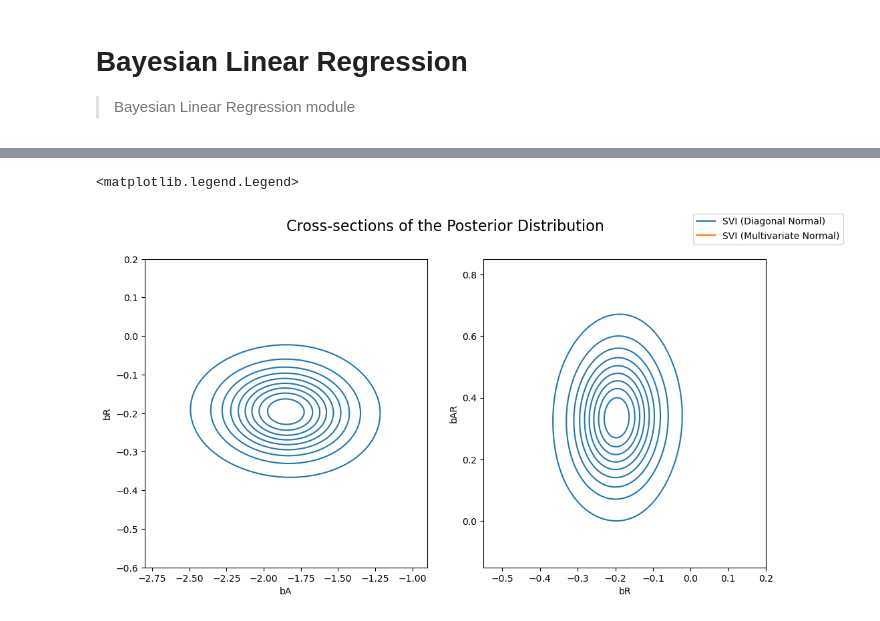
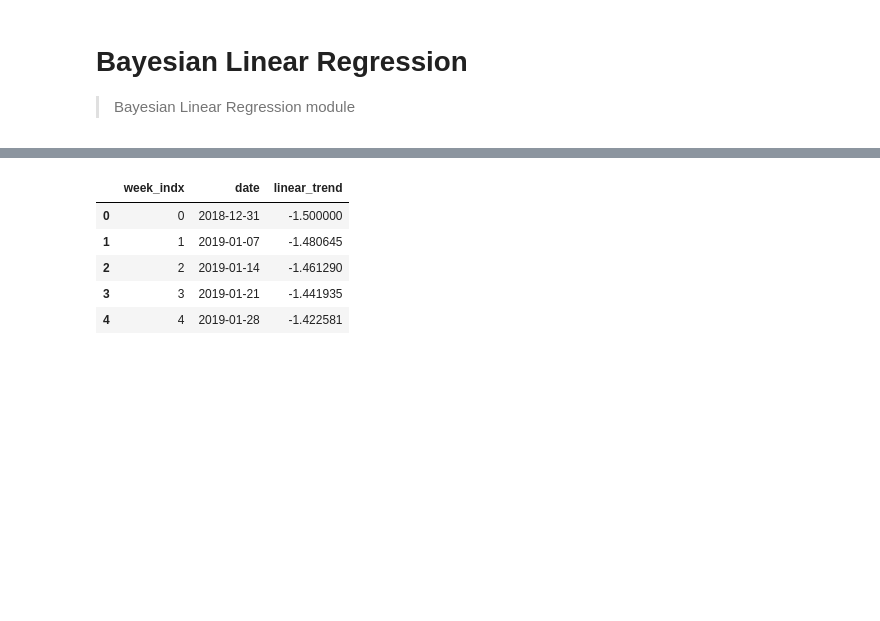
Before and after one commit to redam94/mmm-bayes, a Jupyter notebook: nbs/00_Bayesian_Linear_Regression.ipynb, the cells around one changed output, grey strips where cells are left out. Drawn from its saved outputs; the diff is of its cells as text; code cells hidden in the pictures; blank space fills up the shorter version.

```diff
--- a/nbs/00_Bayesian_Linear_Regression.ipynb
+++ b/nbs/00_Bayesian_Linear_Regression.ipynb
@@ -245,23 +28,0 @@ Wall time: 2.83 s
-# %%
-svi_samples = {k: v.detach().cpu().numpy() for k, v in samples.items()}
-svi_mvn_samples = {k: v.detach().cpu().numpy() for k, v in mvn_samples.items()}
-
-fig, axs = plt.subplots(nrows=1, ncols=2, figsize=(12, 6))
-fig.suptitle("Cross-sections of the Posterior Distribution", fontsize=16)
-sns.kdeplot(x=svi_samples["bA"], y=svi_samples["bR"], ax=axs[0], bw_adjust=4 )
-sns.kdeplot(x=svi_mvn_samples["bA"], y=svi_mvn_samples["bR"], ax=axs[0], shade=True, bw_adjust=4)
-axs[0].set(xlabel="bA", ylabel="bR", xlim=(-2.8, -0.9), ylim=(-0.6, 0.2))
-
-sns.kdeplot(x=svi_samples["bR"], y=svi_samples["bAR"], ax=axs[1],bw_adjust=4 )
-sns.kdeplot(x=svi_mvn_samples["bR"], y=svi_mvn_samples["bAR"], ax=axs[1], shade=True, bw_adjust=4)
-axs[1].set(xlabel="bR", ylabel="bAR", xlim=(-0.55, 0.2), ylim=(-0.15, 0.85))
-
-
-for label, color in zip(["SVI (Diagonal Normal)", "SVI (Multivariate Normal)"], sns.color_palette()[:2]):
-    plt.plot([], [],
-                label=label, color=color)
-
-fig.legend(loc='upper right')
-# %% [output]
-<matplotlib.legend.Legend>
-[figure, removed]
@@ -272,0 +29,18 @@ class BayesianLinearRegression():
+# %%
+#| hide
+date = pd.date_range(start="2018-12-25", end="2022-01-01", freq="W-Mon")[:156]
+week_indx = np.arange(0, 156)
+df = pd.DataFrame()
+df["week_indx"] = week_indx
+df["date"] = date
+# %%
+#| hide
+df["linear_trend"] = df["week_indx"]/155.0*3 - 1.5
+df.head()
+# %% [output]
+|  | week_indx | date | linear_trend |
+| 0 | 0 | 2018-12-31 | -1.500000 |
+| 1 | 1 | 2019-01-07 | -1.480645 |
+| 2 | 2 | 2019-01-14 | -1.461290 |
+| 3 | 3 | 2019-01-21 | -1.441935 |
+| 4 | 4 | 2019-01-28 | -1.422581 |
```
Also changed, not shown: parts of 25 cells of this notebook.
